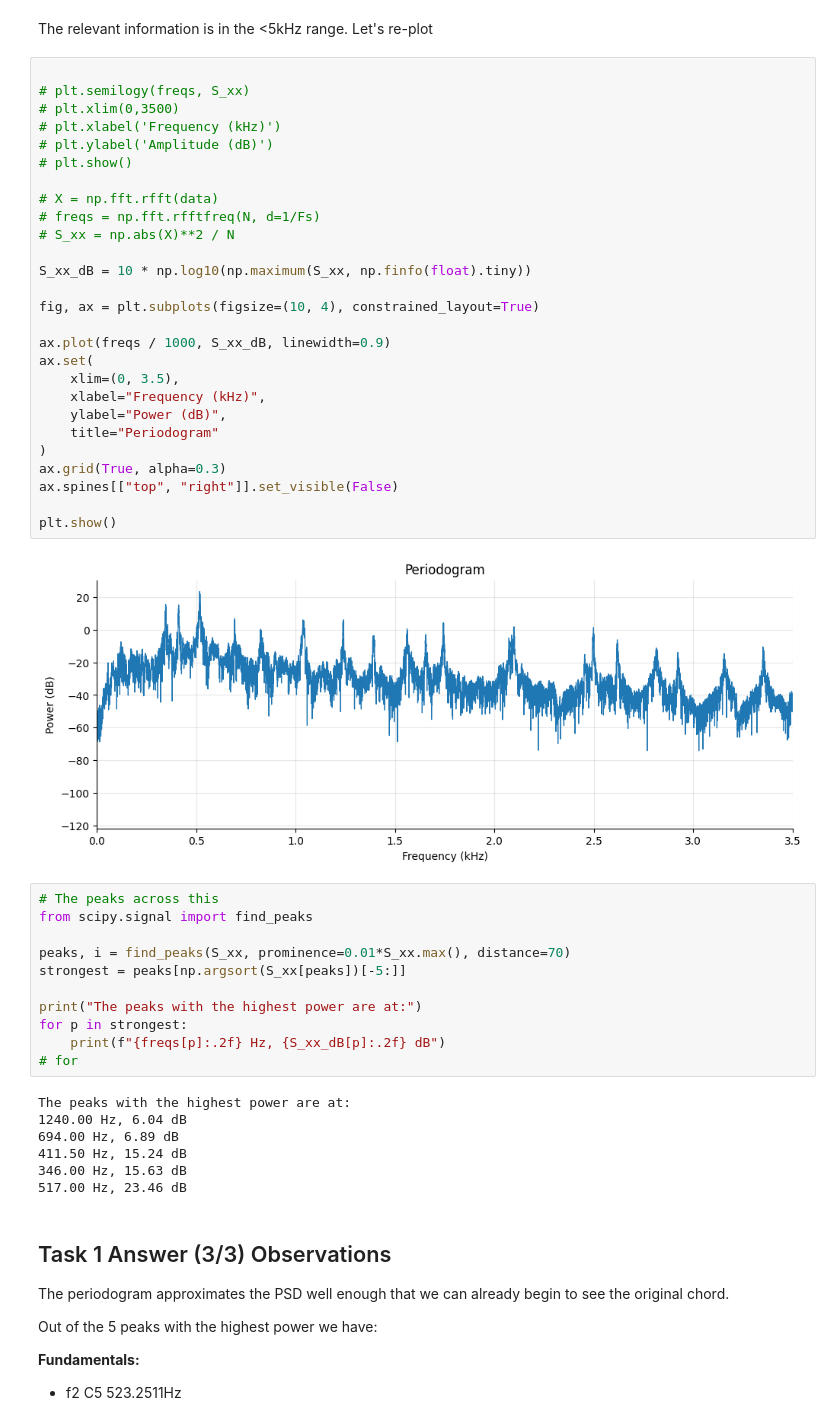
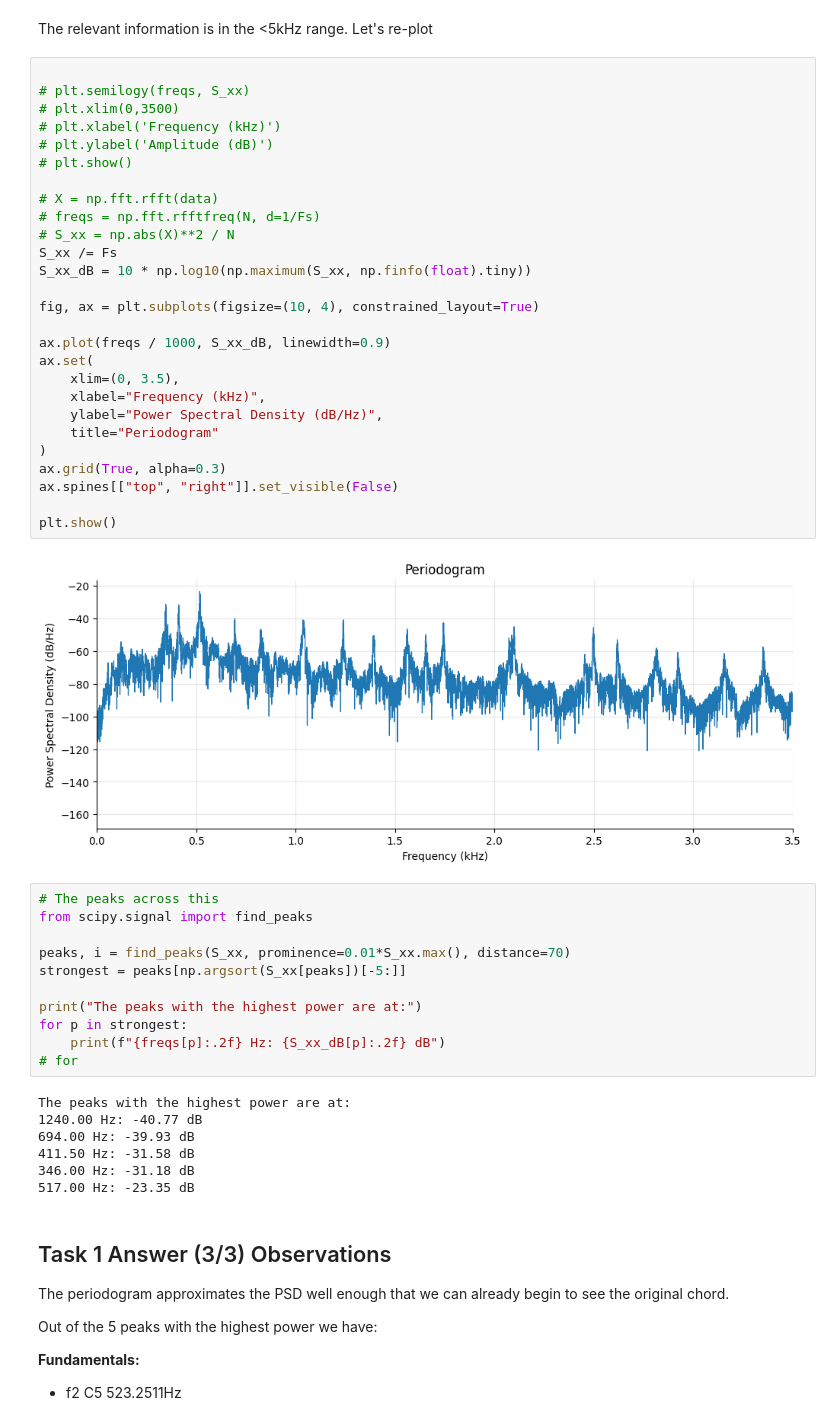
Before and after one commit to ruadhanmacgiollaphadraig-ucd/ASP_Assignment1, a Jupyter notebook: Assignment1.ipynb, the cells around one changed output. Saved outputs shown, nothing was run; the diff lists cells and outputs as text.

```diff
--- a/Assignment1.ipynb
+++ b/Assignment1.ipynb
@@ -76,32 +81,32 @@ Let's re-plot
 # %%
 
 # plt.semilogy(freqs, S_xx)
 # plt.xlim(0,3500)
 # plt.xlabel('Frequency (kHz)')
 # plt.ylabel('Amplitude (dB)')
 # plt.show()
 
 # X = np.fft.rfft(data)
 # freqs = np.fft.rfftfreq(N, d=1/Fs)
 # S_xx = np.abs(X)**2 / N
-
+S_xx /= Fs
 S_xx_dB = 10 * np.log10(np.maximum(S_xx, np.finfo(float).tiny))
 
 fig, ax = plt.subplots(figsize=(10, 4), constrained_layout=True)
 
 ax.plot(freqs / 1000, S_xx_dB, linewidth=0.9)
 ax.set(
     xlim=(0, 3.5),
     xlabel="Frequency (kHz)",
-    ylabel="Power (dB)",
+    ylabel="Power Spectral Density (dB/Hz)",
     title="Periodogram"
 )
 ax.grid(True, alpha=0.3)
 ax.spines[["top", "right"]].set_visible(False)
 
 plt.show()
 # %% [output]
-[figure, old version]
+[figure, new version]
 # %%
 # The peaks across this
 from scipy.signal import find_peaks
@@ -111,15 +116,15 @@ strongest = peaks[np.argsort(S_xx[peaks])[-5:]]
 
 print("The peaks with the highest power are at:")
 for p in strongest:
-    print(f"{freqs[p]:.2f} Hz, {S_xx_dB[p]:.2f} dB")
+    print(f"{freqs[p]:.2f} Hz: {S_xx_dB[p]:.2f} dB")
 # for
 # %% [output]
 The peaks with the highest power are at:
-1240.00 Hz, 6.04 dB
-694.00 Hz, 6.89 dB
-411.50 Hz, 15.24 dB
-346.00 Hz, 15.63 dB
-517.00 Hz, 23.46 dB
+1240.00 Hz: -40.77 dB
+694.00 Hz: -39.93 dB
+411.50 Hz: -31.58 dB
+346.00 Hz: -31.18 dB
+517.00 Hz: -23.35 dB
 # %% [markdown]
 ## Task 1 Answer (3/3) Observations
 
```
Also changed, not shown: parts of 8 cells of this notebook.
